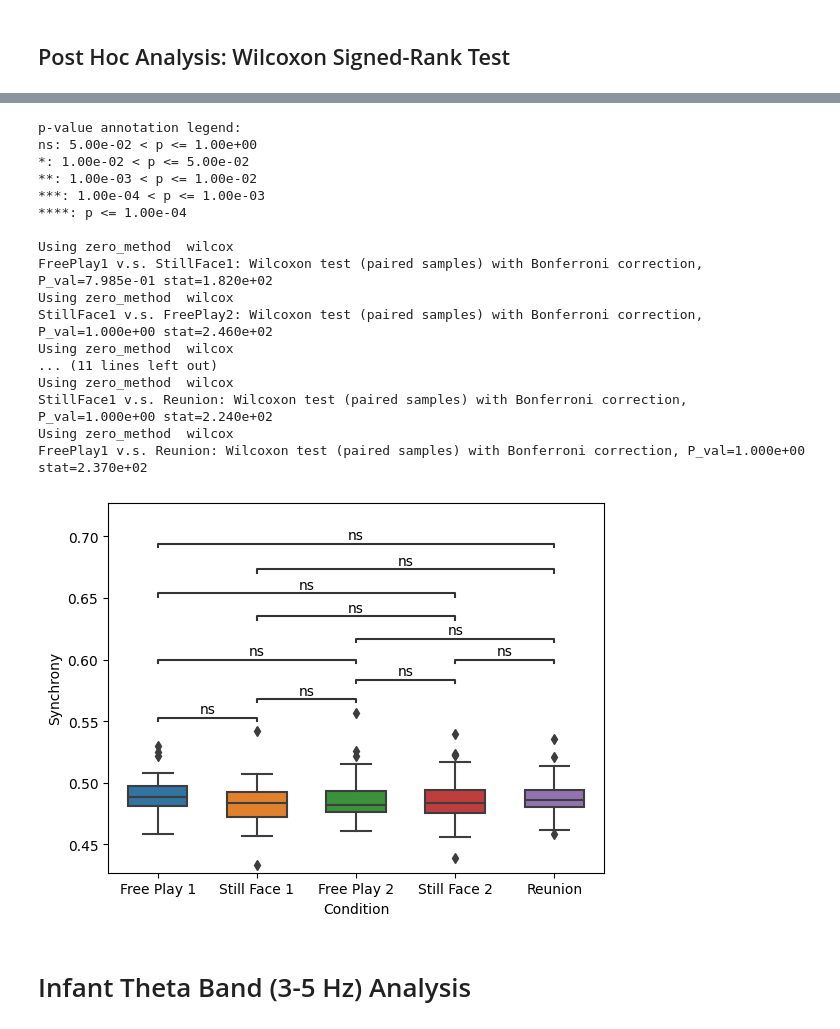
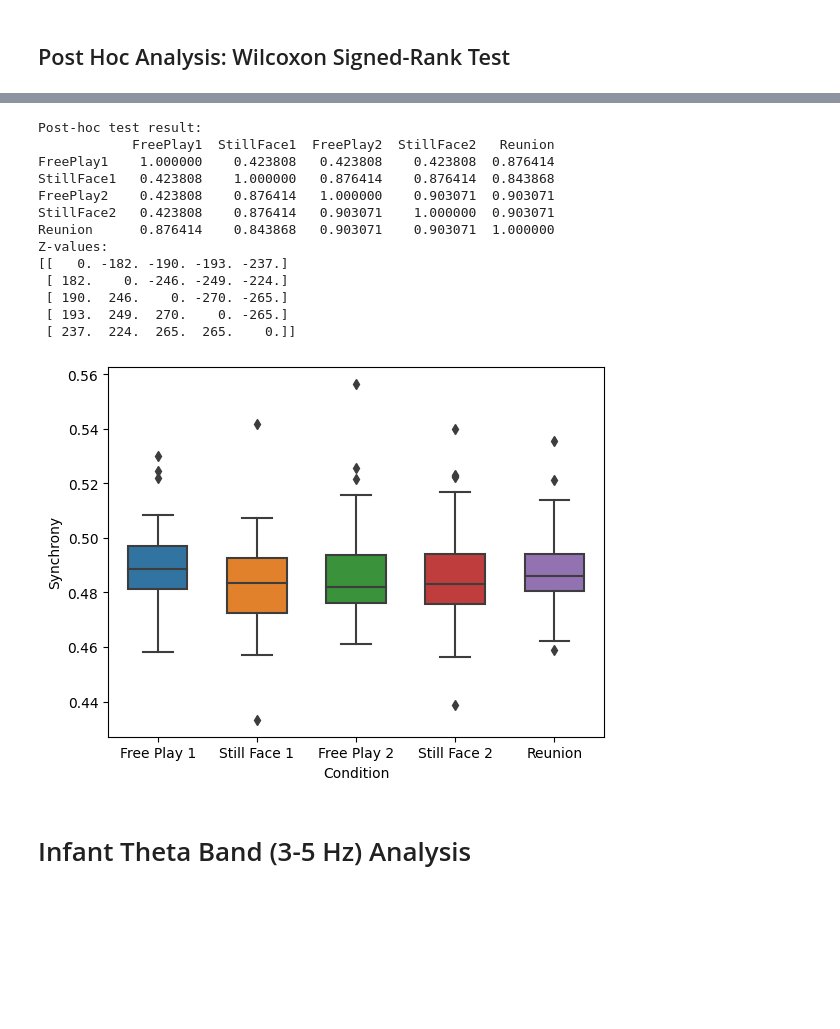
Before and after one commit to m-agat/mother_infant_neural_synchrony, a Jupyter notebook: statistical_analysis.ipynb, the cells around one changed output, grey strips where cells are left out. Cells and saved outputs as stored; diff of their text form; code cells hidden in the pictures; blank space fills up the shorter version.

```diff
--- a/statistical_analysis.ipynb
+++ b/statistical_analysis.ipynb
@@ -169,38 +166,55 @@ post_hoc_wilcoxon_alpha
+# %%
+import numpy as np
+from scipy import stats
+import scikit_posthocs as sp
+
+# Perform Wilcoxon signed-rank test and compute z-values
+def get_z_values(data, groups):
+    z_values = np.zeros((len(groups), len(groups)))
+
+    for i, group1 in enumerate(groups):
+        for j, group2 in enumerate(groups):
+            if j >= i:
+                continue
+            x = data[data['Condition'] == group1]['Synchrony']
+            y = data[data['Condition'] == group2]['Synchrony']
+            result = stats.wilcoxon(x, y)
+            z_values[i, j] = result.statistic
+            z_values[j, i] = -result.statistic
+
+    return z_values
+
+# Perform post-hoc test and adjustment
+posthoc_result_alpha = sp.posthoc_wilcoxon(a=df_melted_alpha, val_col="Synchrony", group_col="Condition", p_adjust='fdr_tsbky')
+
+# Compute z-values
+z_values_alpha = get_z_values(df_melted_alpha, posthoc_result_alpha.index)
+
+print("Post-hoc test result:")
+print(posthoc_result_alpha)
+print("Z-values:")
+print(z_values_alpha)
+# %% [output]
+Post-hoc test result:
+            FreePlay1  StillFace1  FreePlay2  StillFace2   Reunion
+FreePlay1    1.000000    0.423808   0.423808    0.423808  0.876414
+StillFace1   0.423808    1.000000   0.876414    0.876414  0.843868
+FreePlay2    0.423808    0.876414   1.000000    0.903071  0.903071
+StillFace2   0.423808    0.876414   0.903071    1.000000  0.903071
+Reunion      0.876414    0.843868   0.903071    0.903071  1.000000
+Z-values:
+[[   0. -182. -190. -193. -237.]
+ [ 182.    0. -246. -249. -224.]
+ [ 190.  246.    0. -270. -265.]
+ [ 193.  249.  270.    0. -265.]
+ [ 237.  224.  265.  265.    0.]]
 # %%
 ax = sns.boxplot(data = df_melted_alpha, x = 'Condition', y = 'Synchrony', width = 0.6)
 ax.set_xticklabels(['Free Play 1', 'Still Face 1', 'Free Play 2', 'Still Face 2', 'Reunion'])
-# ax.set(ylim=(0.3, 0.55))
-add_stat_annotation(ax, data = df_melted_alpha, x = 'Condition', y = 'Synchrony',
-                    box_pairs = [('FreePlay1', 'StillFace1'), ('FreePlay1', 'StillFace2'),  ('StillFace1', 'FreePlay2'), ('FreePlay2', 'StillFace2'),
-                                 ('StillFace1', 'Reunion'), ('StillFace2', 'Reunion'),
-                                 ('FreePlay1', 'FreePlay2'), ('FreePlay1', 'Reunion'), ('FreePlay2', 'Reunion'),
-                                 ('StillFace1', 'StillFace2')
-                                ],
-                    perform_stat_test=True,
-                    test = 'Wilcoxon',
-                    text_format = 'star',
-)
 
 ax.figure.savefig("alpha_results.png")
 # %% [output]
-p-value annotation legend:
-ns: 5.00e-02 < p <= 1.00e+00
-*: 1.00e-02 < p <= 5.00e-02
-**: 1.00e-03 < p <= 1.00e-02
-***: 1.00e-04 < p <= 1.00e-03
-****: p <= 1.00e-04
-
-Using zero_method  wilcox
-FreePlay1 v.s. StillFace1: Wilcoxon test (paired samples) with Bonferroni correction, P_val=7.985e-01 stat=1.820e+02
-Using zero_method  wilcox
-StillFace1 v.s. FreePlay2: Wilcoxon test (paired samples) with Bonferroni correction, P_val=1.000e+00 stat=2.460e+02
-Using zero_method  wilcox
-... (11 lines left out)
-Using zero_method  wilcox
-StillFace1 v.s. Reunion: Wilcoxon test (paired samples) with Bonferroni correction, P_val=1.000e+00 stat=2.240e+02
-Using zero_method  wilcox
-FreePlay1 v.s. Reunion: Wilcoxon test (paired samples) with Bonferroni correction, P_val=1.000e+00 stat=2.370e+02
-[figure, old version]
+[figure, new version]
 # %% [markdown]
 # Infant Theta Band (3-5 Hz) Analysis
 # %%
```
Also changed, not shown: parts of 11 cells of this notebook, 6 other files.
